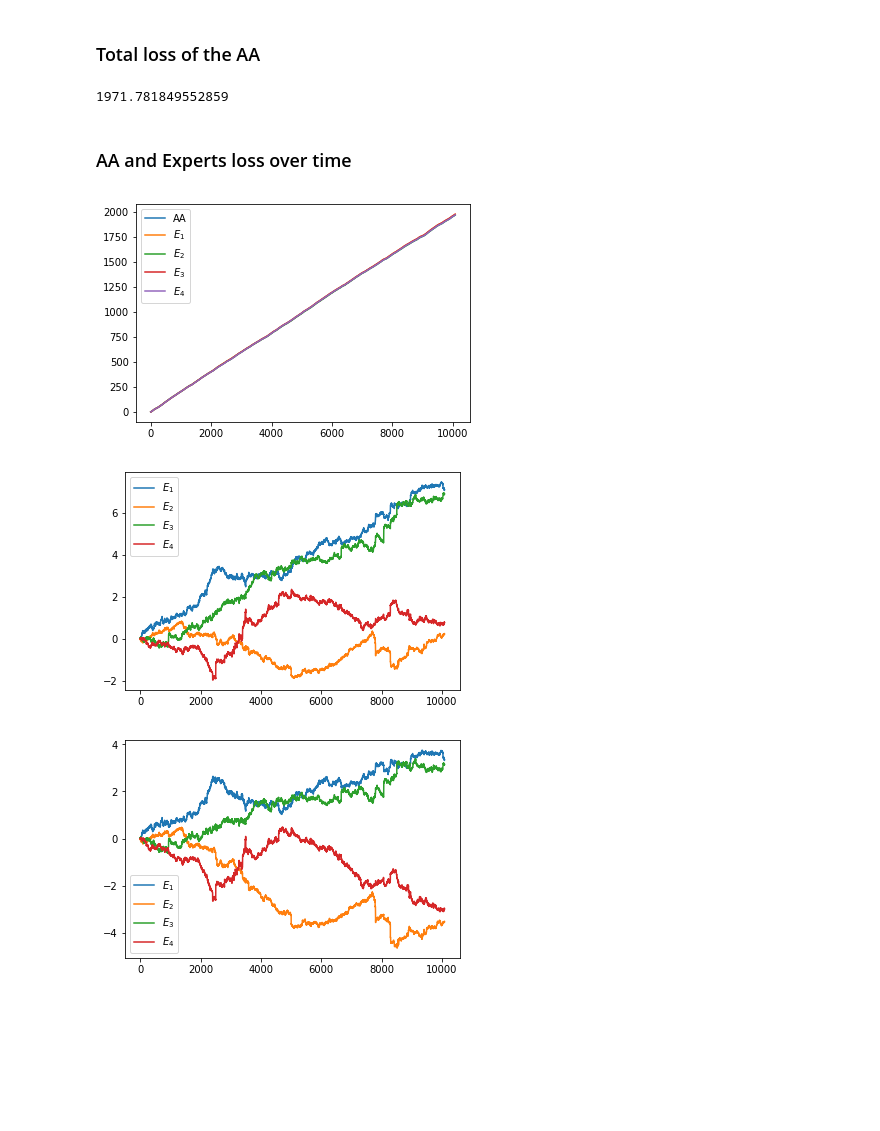
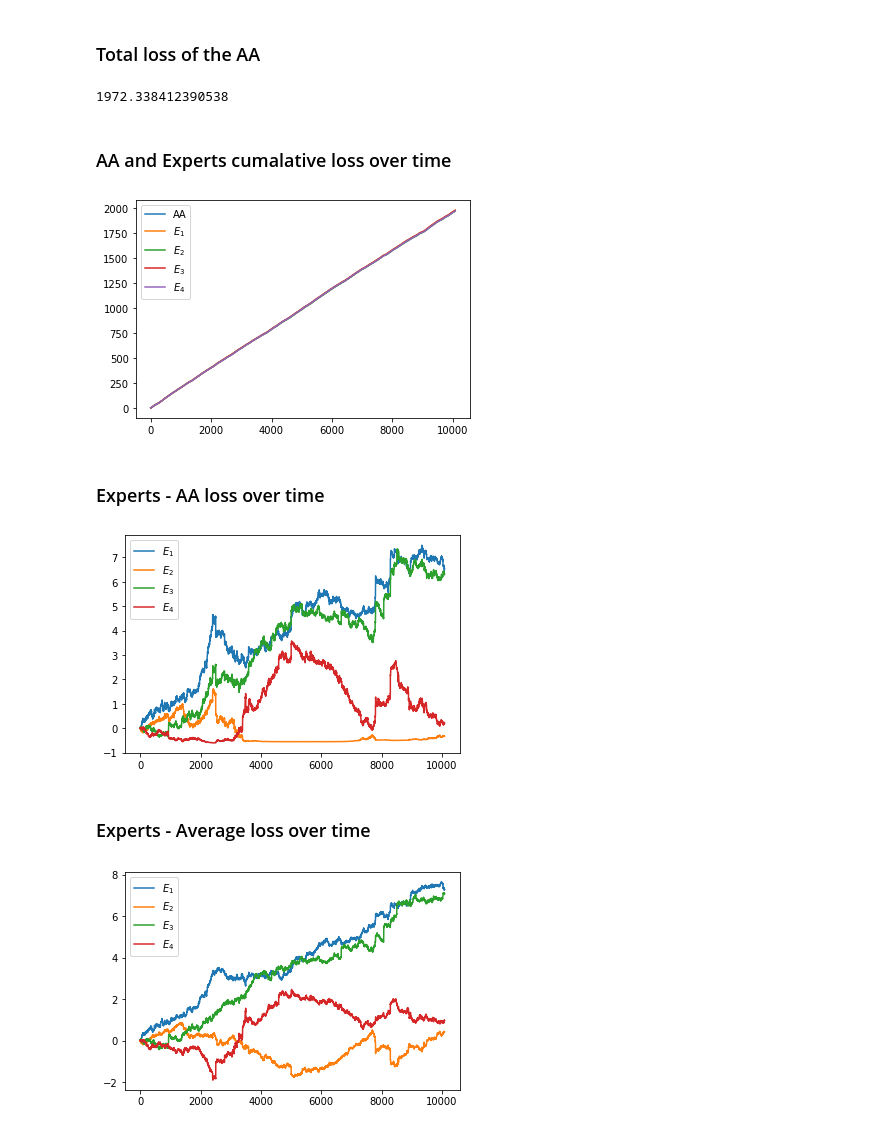
Before and after one commit to sameetsinghsidhu/aggregating-algorithm, a Jupyter notebook: AA.ipynb, the cells around one changed output. Saved outputs shown, nothing was run; the diff lists cells and outputs as text; code cells hidden in the pictures; blank space fills up the shorter version.

```diff
--- a/AA.ipynb
+++ b/AA.ipynb
@@ -30,8 +21,7 @@ array([[0.51469399, 0.52      , 0.49333333, 0.51786639],
 # %%
 def AA_Brier(experts_predictions, outcomes):
     T, N = experts_predictions.shape
-    weights = np.tile(np.random.randn(1, 1)[0], (1, N))
-    weights = weights/sum(weights)
+    weights = np.ones(N)/N
 
     # Helper functions
     def generalised_prediction(p_t, gamma_t, substitute):
@@ -42,38 +32,38 @@ def AA_Brier(experts_predictions, outcomes):
     predict = lambda p_t, gamma_t: 0.5 - ((generalised_prediction(p_t, gamma_t, lambda gamma: (1 - gamma)**2)
                                           - generalised_prediction(p_t, gamma_t, lambda gamma: gamma**2)) / 2)
 
-    loss = lambda prediction: (1 - prediction)**2
+    loss = lambda outcome, prediction: (outcome - prediction)**2
     update_weights = lambda weights, loss: weights * np.fromiter(map(math.exp, -2 * loss), dtype = np.float)
 
     predictions = []
     experts_losses = []
 
     # Putting them together
-    for experts_prediction in experts_predictions:
-        experts_loss = np.fromiter(map(loss, experts_prediction), dtype = np.float)
+    for outcome, experts_prediction in zip(outcomes, experts_predictions):
+        experts_loss = np.fromiter(map(loss, outcomes, experts_prediction), dtype = np.float)
 
         p = predict(weights, experts_prediction)
         predictions.append(p)
         experts_losses.append(experts_loss)
 
         weights = update_weights(weights, experts_loss)
-        weights = weights/sum(weights)
+        weights = weights/sum(weights) # Normalise weights so they do not converge to 0
 
     return predictions, np.array(experts_losses)
 # %%
 np.random.seed(0) # for reproducibility
-predictions, experts_losses = AA_Brier(experts_predictions, 0)
+predictions, experts_losses = AA_Brier(experts_predictions, np.ones(experts_predictions.shape[0]))
 # %% [markdown]
 ### Total loss of the AA
 # %%
-loss = lambda prediction: (1 - prediction)**2
-aa_losses = np.fromiter(map(loss, predictions), dtype = np.float)
+loss = lambda outcome, prediction: (outcome - prediction)**2
+aa_losses = np.fromiter(map(loss, np.ones(experts_predictions.shape[0]), predictions), dtype = np.float)
 total_loss = sum(aa_losses)
 print(total_loss)
 # %% [output]
-1971.781849552859
+1972.338412390538
 # %% [markdown]
-### AA and Experts loss over time
+### AA and Experts cumalative loss over time
 # %%
 plt.plot(np.cumsum(aa_losses))
 plt.plot(np.cumsum(experts_losses[:, 0]))
@@ -83,7 +73,9 @@ plt.plot(np.cumsum(experts_losses[:, 3]))
 plt.legend(("AA", "$E_1$", "$E_2$", "$E_3$", "$E_4$"))
 plt.show()
 # %% [output]
-[figure, old version]
+[figure, new version]
+# %% [markdown]
+### Experts - AA loss over time
 # %%
 plt.plot(np.cumsum(experts_losses[:, 0] - aa_losses))
 plt.plot(np.cumsum(experts_losses[:, 1] - aa_losses))
@@ -92,14 +84,17 @@ plt.plot(np.cumsum(experts_losses[:, 3] - aa_losses))
 plt.legend(("$E_1$", "$E_2$", "$E_3$", "$E_4$"))
 plt.show()
 # %% [output]
-[figure, old version]
+[figure, new version]
+# %% [markdown]
+### Experts - Average loss over time
 # %%
-average_loss = np.sum(experts_losses, axis = 1) * (1/4)
+average_loss = np.fromiter(map(loss, np.ones(experts_predictions.shape[0]), np.sum(experts_predictions, axis = 1) * (1/4)), dtype=np.float)
+
 plt.plot(np.cumsum(experts_losses[:, 0] - average_loss))
 plt.plot(np.cumsum(experts_losses[:, 1] - average_loss))
 plt.plot(np.cumsum(experts_losses[:, 2] - average_loss))
 plt.plot(np.cumsum(experts_losses[:, 3] - average_loss))
 plt.legend(("$E_1$", "$E_2$", "$E_3$", "$E_4$"))
 plt.show()
 # %% [output]
-[figure, old version]
+[figure, new version]
```
Also changed, not shown: parts of 1 cell of this notebook.
